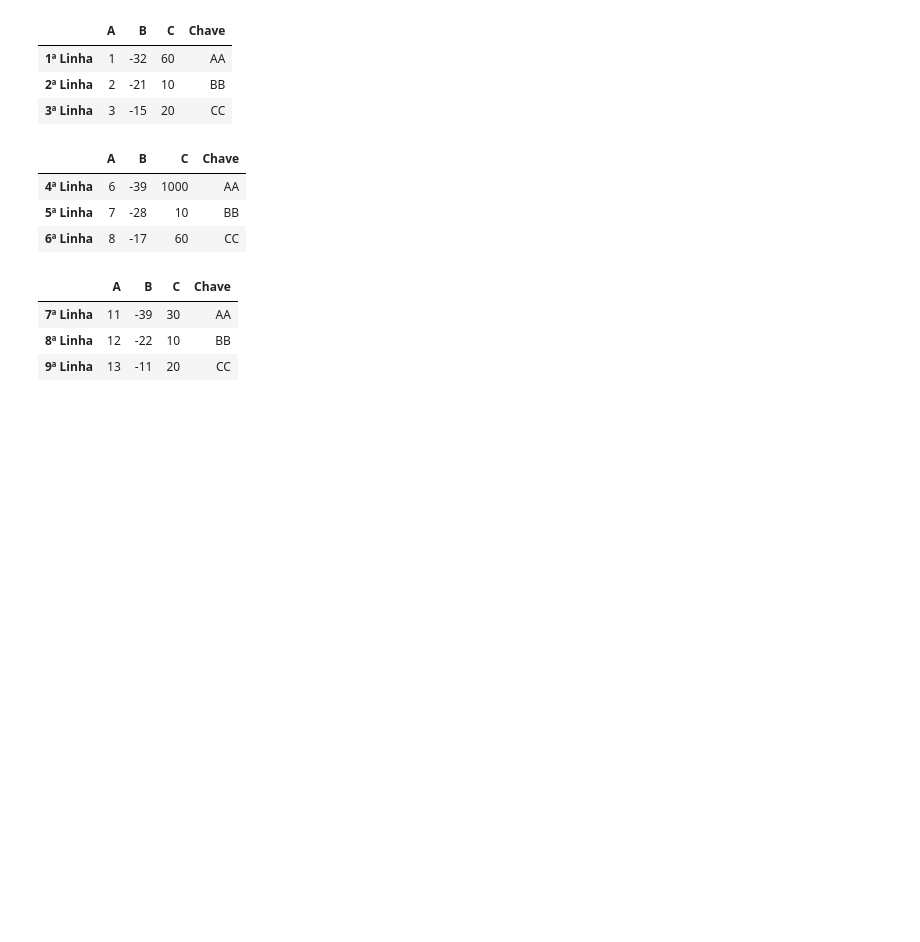
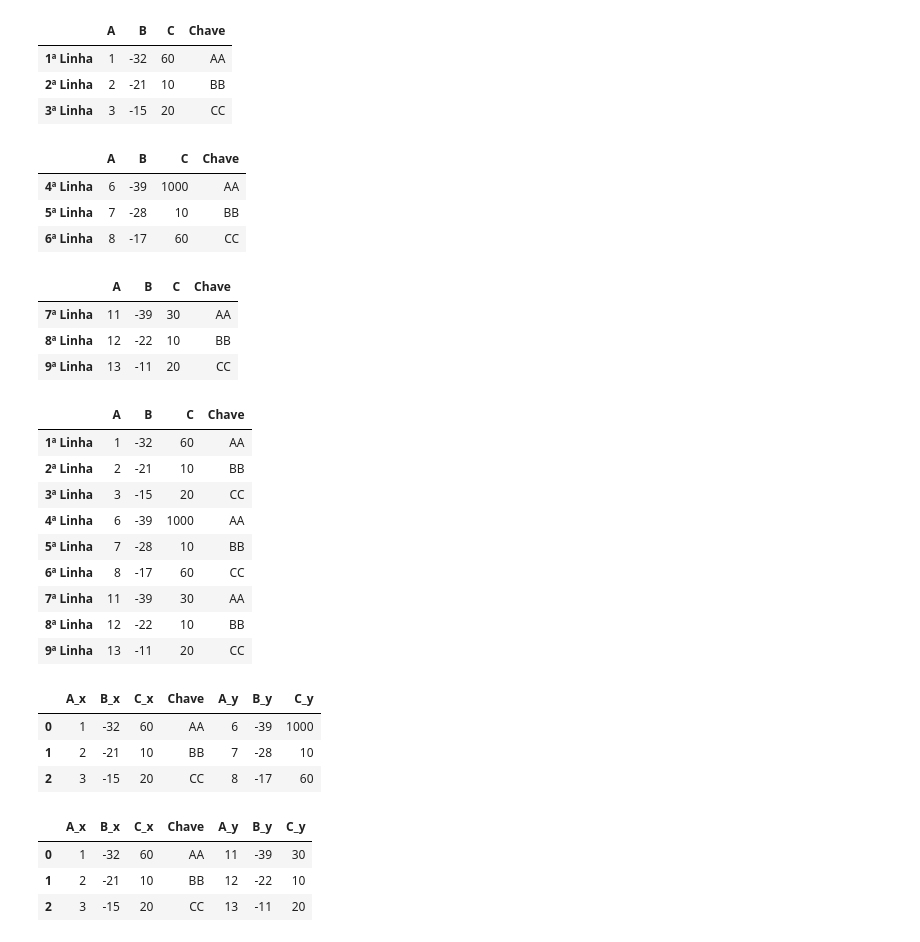
Before and after one commit to danielvieira95/Inteligencia_Artificial_2025, a Jupyter notebook: Turma-A/aula02/codigo.ipynb, the cells around one changed output. Drawn from its saved outputs; the diff is of its cells as text; code cells hidden in the pictures; blank space fills up the shorter version.

Commit message:
aula 02
juntando dataframe com concat, merge e join

```diff
--- a/Turma-A/aula02/codigo.ipynb
+++ b/Turma-A/aula02/codigo.ipynb
@@ -302,3 +302,36 @@ Dataframe_03
 | 7ª Linha | 11 | -39 | 30 | AA |
 | 8ª Linha | 12 | -22 | 10 | BB |
 | 9ª Linha | 13 | -11 | 20 | CC |
+# %%
+# Juntando os dataframes com concat
+# empilhando os dataframes
+pd.concat([Dataframe_01n,Dataframe_02n,Dataframe_03])
+# %% [output]
+|  | A | B | C | Chave |
+| 1ª Linha | 1 | -32 | 60 | AA |
+| 2ª Linha | 2 | -21 | 10 | BB |
+| 3ª Linha | 3 | -15 | 20 | CC |
+| 4ª Linha | 6 | -39 | 1000 | AA |
+| 5ª Linha | 7 | -28 | 10 | BB |
+| 6ª Linha | 8 | -17 | 60 | CC |
+| 7ª Linha | 11 | -39 | 30 | AA |
+| 8ª Linha | 12 | -22 | 10 | BB |
+| 9ª Linha | 13 | -11 | 20 | CC |
+# %%
+# Juntando Dataframe com merge
+
+pd.merge(Dataframe_01n,Dataframe_02n,how='inner',on='Chave')
+# %% [output]
+|  | A_x | B_x | C_x | Chave | A_y | B_y | C_y |
+| 0 | 1 | -32 | 60 | AA | 6 | -39 | 1000 |
+| 1 | 2 | -21 | 10 | BB | 7 | -28 | 10 |
+| 2 | 3 | -15 | 20 | CC | 8 | -17 | 60 |
+# %%
+# Juntando Dataframe com merge
+
+pd.merge(Dataframe_01n,Dataframe_03,how='left',on='Chave')
+# %% [output]
+|  | A_x | B_x | C_x | Chave | A_y | B_y | C_y |
+| 0 | 1 | -32 | 60 | AA | 11 | -39 | 30 |
+| 1 | 2 | -21 | 10 | BB | 12 | -22 | 10 |
+| 2 | 3 | -15 | 20 | CC | 13 | -11 | 20 |
```
Also changed, not shown: parts of 3 cells of this notebook.
